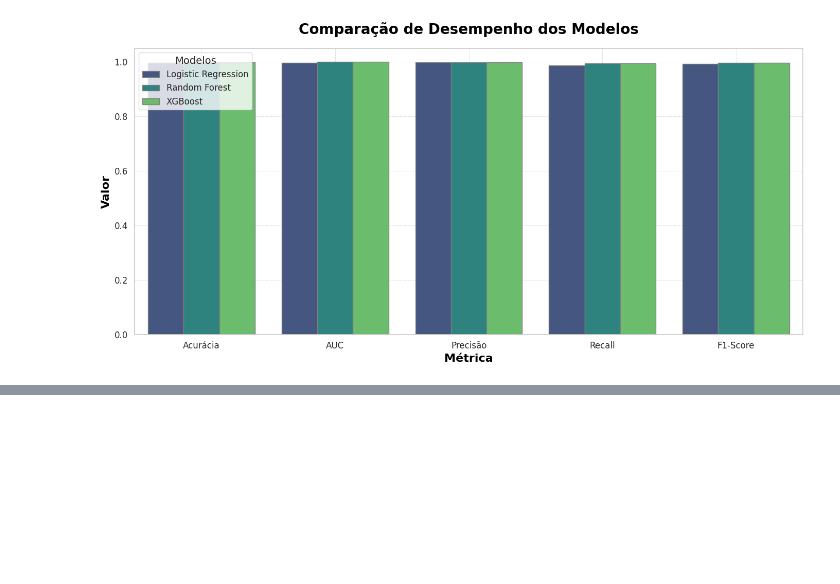
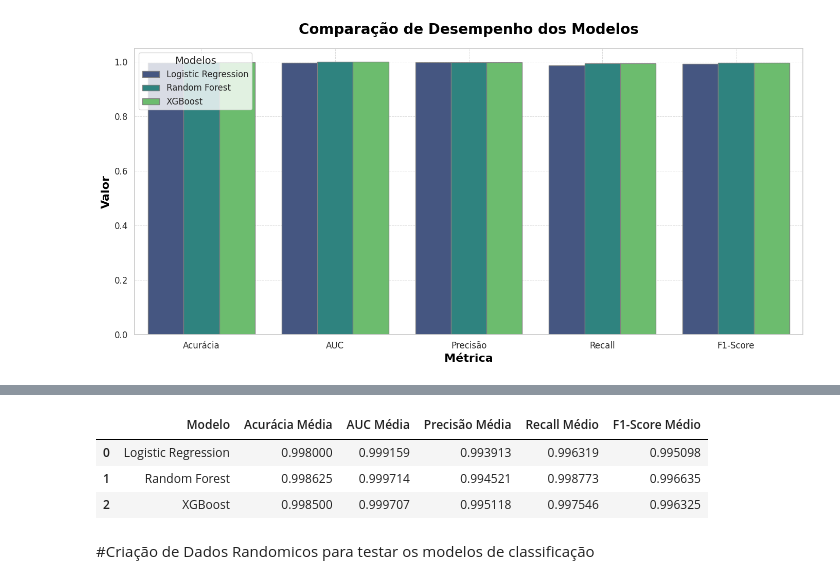
Before and after one commit to GabrielNFR/AnaliseChurnBanco, a Jupyter notebook: main.ipynb, the cells around one changed output, grey strips where cells are left out. Drawn from its saved outputs; the diff is of its cells as text; code cells hidden in the pictures; blank space fills up the shorter version.

```diff
--- a/main.ipynb
+++ b/main.ipynb
@@ -497,0 +521,43 @@ plt.show()
+# %%
+from sklearn.model_selection import cross_val_score
+
+# Redefinindo dicionário para armazenar resultados de cross-validation
+resultados_cv = {
+    "Modelo": [],
+    "Acurácia Média": [],
+    "AUC Média": [],
+    "Precisão Média": [],
+    "Recall Médio": [],
+    "F1-Score Médio": []
+}
+
+# Definir número de folds
+k = 5
+
+# Aplicar validação cruzada para cada modelo
+for nome, modelo in modelos.items():
+    # Executar cross-validation para cada métrica
+    acuracias = cross_val_score(modelo, X_train_scaled, y_train, cv=k, scoring='accuracy')
+    aucs = cross_val_score(modelo, X_train_scaled, y_train, cv=k, scoring='roc_auc')
+    precisao = cross_val_score(modelo, X_train_scaled, y_train, cv=k, scoring='precision', error_score='raise')
+    recall = cross_val_score(modelo, X_train_scaled, y_train, cv=k, scoring='recall', error_score='raise')
+    f1 = cross_val_score(modelo, X_train_scaled, y_train, cv=k, scoring='f1', error_score='raise')
+
+    # Adicionar os resultados médios ao dicionário
+    resultados_cv["Modelo"].append(nome)
+    resultados_cv["Acurácia Média"].append(acuracias.mean())
+    resultados_cv["AUC Média"].append(aucs.mean())
+    resultados_cv["Precisão Média"].append(precisao.mean())
+    resultados_cv["Recall Médio"].append(recall.mean())
+    resultados_cv["F1-Score Médio"].append(f1.mean())
+
+# Mostrar resultados de cross-validation em um DataFrame
+df_resultados_cv = pd.DataFrame(resultados_cv)
+display(df_resultados_cv)
+# %% [output]
+|  | Modelo | Acurácia Média | AUC Média | Precisão Média | Recall Médio | F1-Score Médio |
+| 0 | Logistic Regression | 0.998000 | 0.999159 | 0.993913 | 0.996319 | 0.995098 |
+| 1 | Random Forest | 0.998625 | 0.999714 | 0.994521 | 0.998773 | 0.996635 |
+| 2 | XGBoost | 0.998500 | 0.999707 | 0.995118 | 0.997546 | 0.996325 |
+# %% [markdown]
+#Criação de Dados Randomicos para testar os modelos de classificação
```
Also changed, not shown: parts of 17 cells of this notebook.
